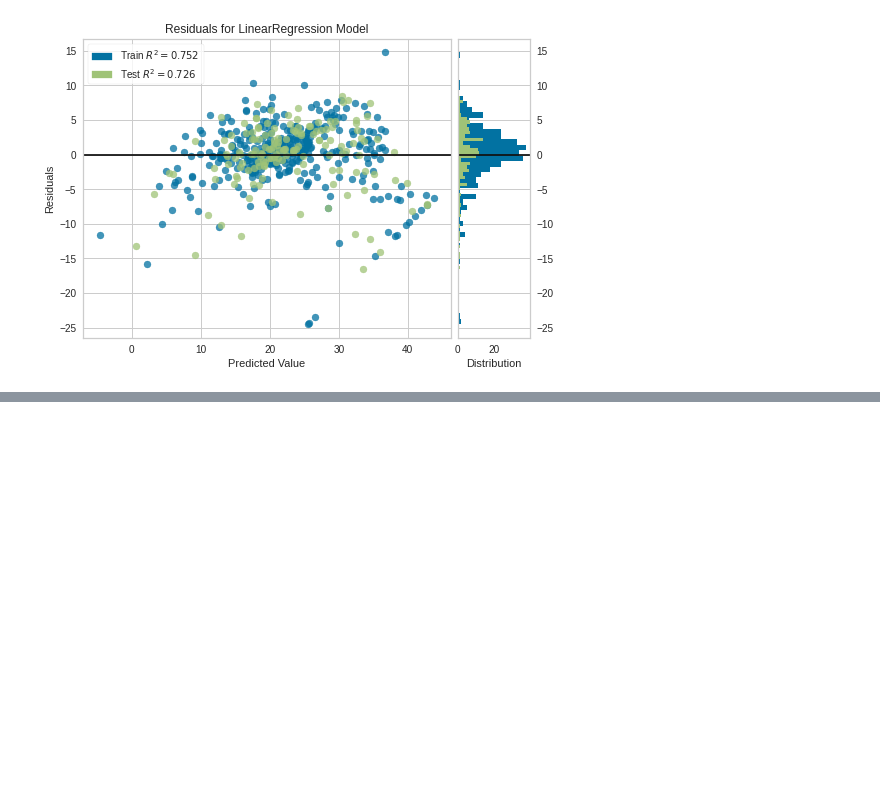
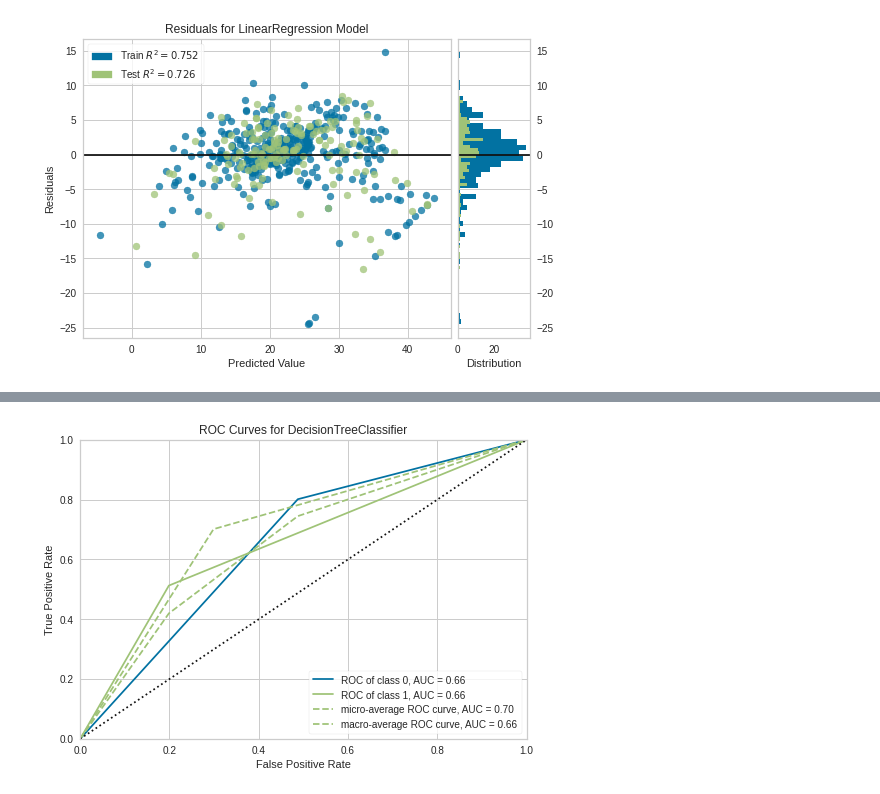
Before and after one commit to vectrconsulting/mlcourse, a Jupyter notebook: modeltrain.ipynb, the cells around one changed output, grey strips where cells are left out. Drawn from its saved outputs; the diff is of its cells as text; code cells hidden in the pictures; blank space fills up the shorter version.

```diff
--- a/modeltrain.ipynb
+++ b/modeltrain.ipynb
@@ -280,0 +295,12 @@ We gaan even kort schetsen hoe de volgende modellen werken.
+# %%
+from pycaret.datasets import get_data
+diabetes = get_data('diabetes')
+# Importing module and initializing setup
+from pycaret.classification import *
+clf1 = setup(data = diabetes,silent= True, target = 'Class variable')
+# train a decision tree model
+dt = create_model('dt')
+# train a bagging classifier on dt
+bagged_dt = ensemble_model(dt, method = 'Bagging')
+# train a adaboost classifier on dt with 100 estimators
+boosted_dt = ensemble_model(dt, method = 'Boosting', n_estimators = 100)
@@ -280,0 +321,4 @@ We gaan even kort schetsen hoe de volgende modellen werken.
+# %%
+plot_model(dt)
+# %% [output]
+[figure, added]
```
Also changed, not shown: parts of 9 cells of this notebook, 5 other files.
